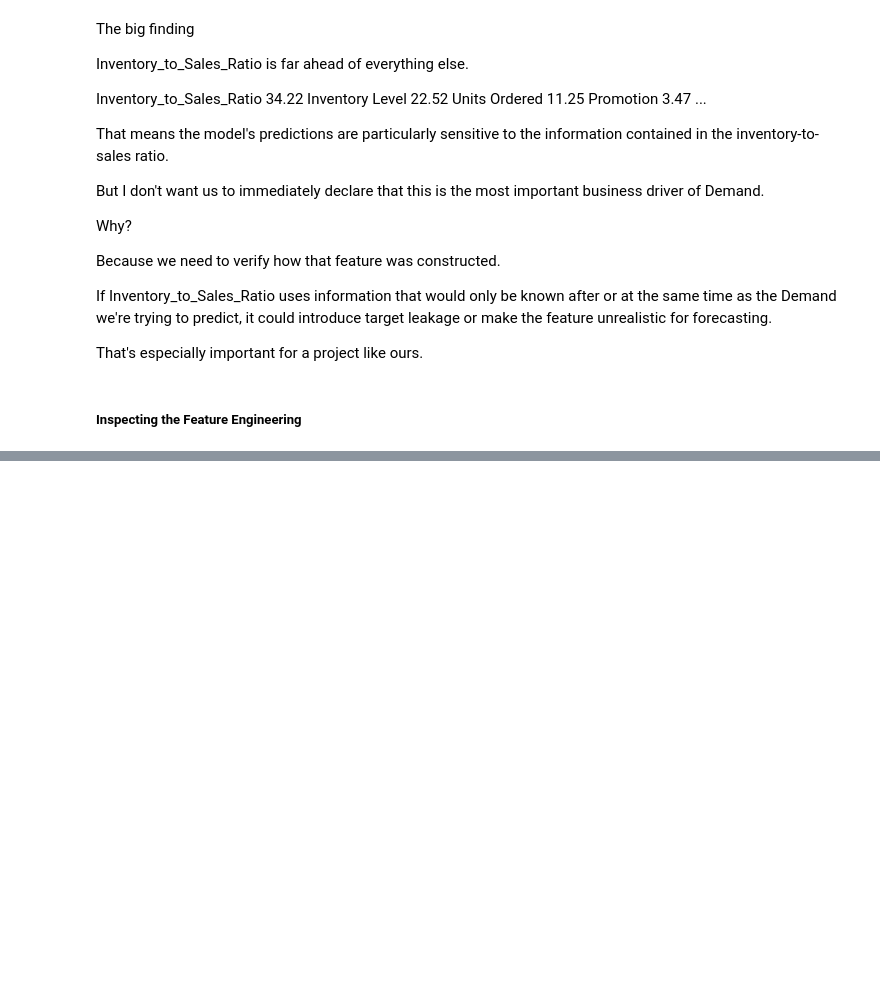
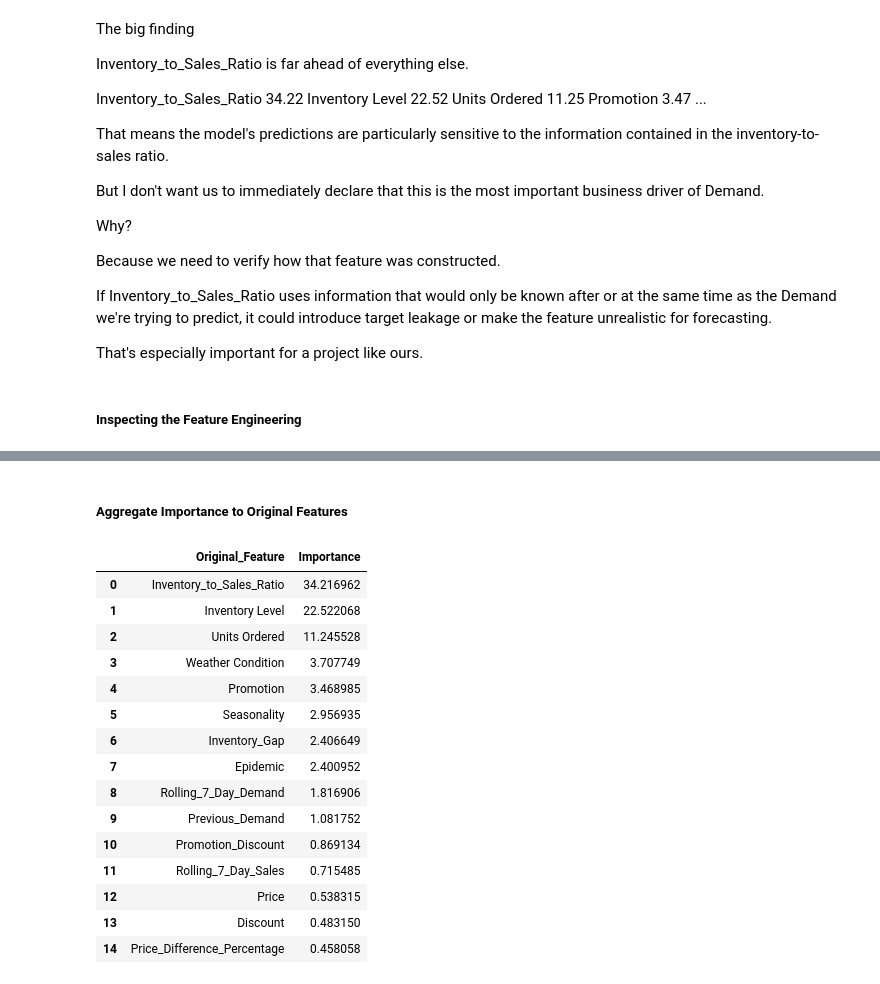
Before and after one commit to TejasMJ/retail-demand-intelligence, a Jupyter notebook: notebooks/07_model_explainability.ipynb, the cells around one changed output, grey strips where cells are left out. Cells and saved outputs as stored; diff of their text form; code cells hidden in the pictures; blank space fills up the shorter version.

```diff
--- a/notebooks/07_model_explainability.ipynb
+++ b/notebooks/07_model_explainability.ipynb
@@ -259,0 +552,55 @@ That's especially important for a project like ours.
+# %% [markdown]
+##### Aggregate Importance to Original Features
+# %%
+# Creating feature-level importance by combining one-hot encoded categories.
+
+importance_df['Original_Feature'] = importance_df['Feature'].str.replace(
+    r'^(numerical__|categorical__)',
+    '',
+    regex=True
+)
+
+# Removing the specific category values from one-hot encoded features.
+categorical_features = [
+    'Store ID',
+    'Product ID',
+    'Category',
+    'Region',
+    'Weather Condition',
+    'Seasonality'
+]
+
+for feature in categorical_features:
+    mask = importance_df['Original_Feature'].str.startswith(
+        feature + '_'
+    )
+
+    importance_df.loc[mask, 'Original_Feature'] = feature
+
+# Aggregating permutation importance by original feature.
+original_feature_importance = (
+    importance_df
+    .groupby('Original_Feature')['Importance']
+    .sum()
+    .sort_values(ascending=False)
+    .reset_index()
+)
+
+original_feature_importance.head(15)
+# %% [output]
+|  | Original_Feature | Importance |
+| 0 | Inventory_to_Sales_Ratio | 34.216962 |
+| 1 | Inventory Level | 22.522068 |
+| 2 | Units Ordered | 11.245528 |
+| 3 | Weather Condition | 3.707749 |
+| 4 | Promotion | 3.468985 |
+| 5 | Seasonality | 2.956935 |
+| 6 | Inventory_Gap | 2.406649 |
+| 7 | Epidemic | 2.400952 |
+| 8 | Rolling_7_Day_Demand | 1.816906 |
+| 9 | Previous_Demand | 1.081752 |
+| 10 | Promotion_Discount | 0.869134 |
+| 11 | Rolling_7_Day_Sales | 0.715485 |
+| 12 | Price | 0.538315 |
+| 13 | Discount | 0.483150 |
+| 14 | Price_Difference_Percentage | 0.458058 |
```
Also changed, not shown: parts of 28 cells of this notebook.
